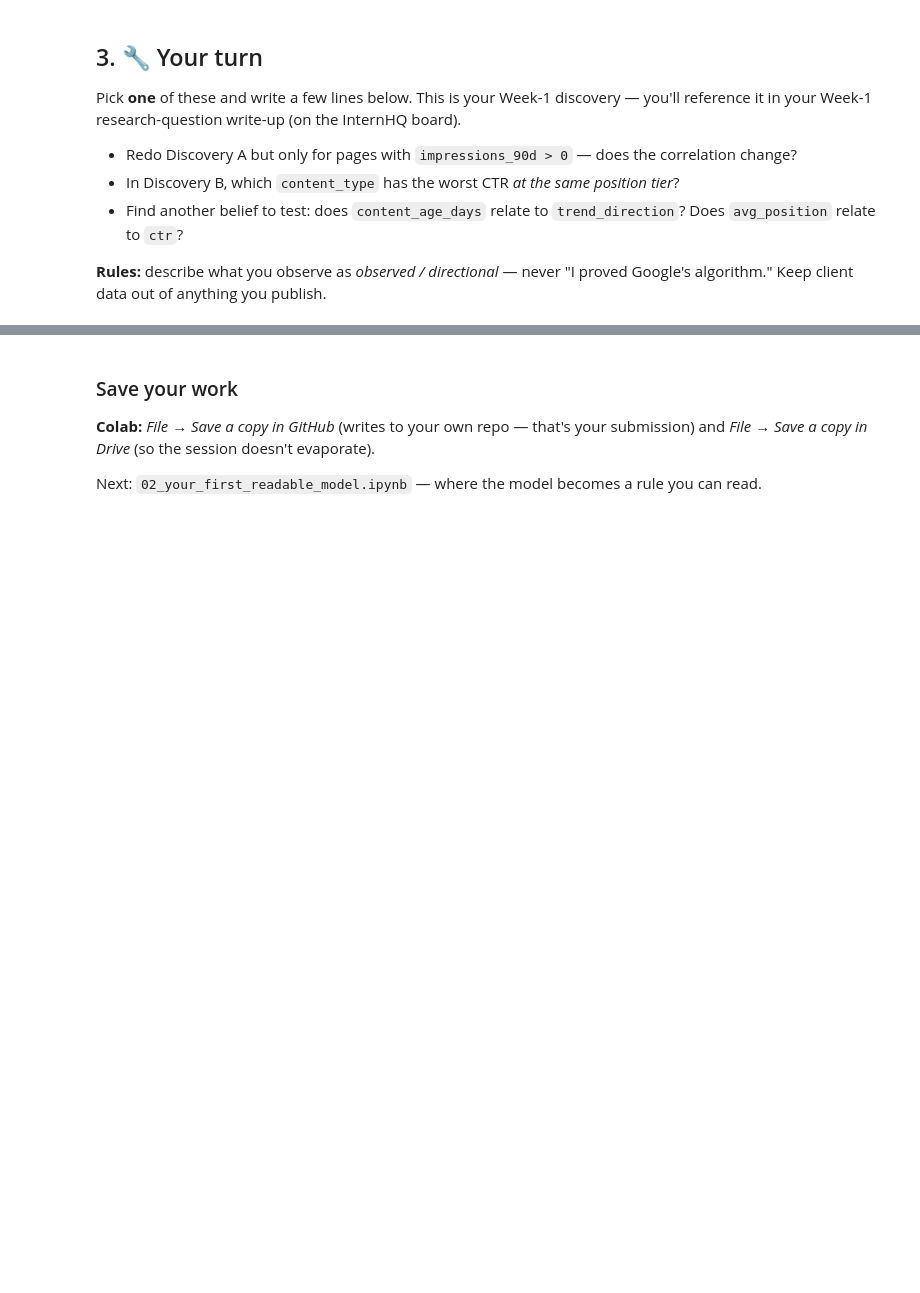
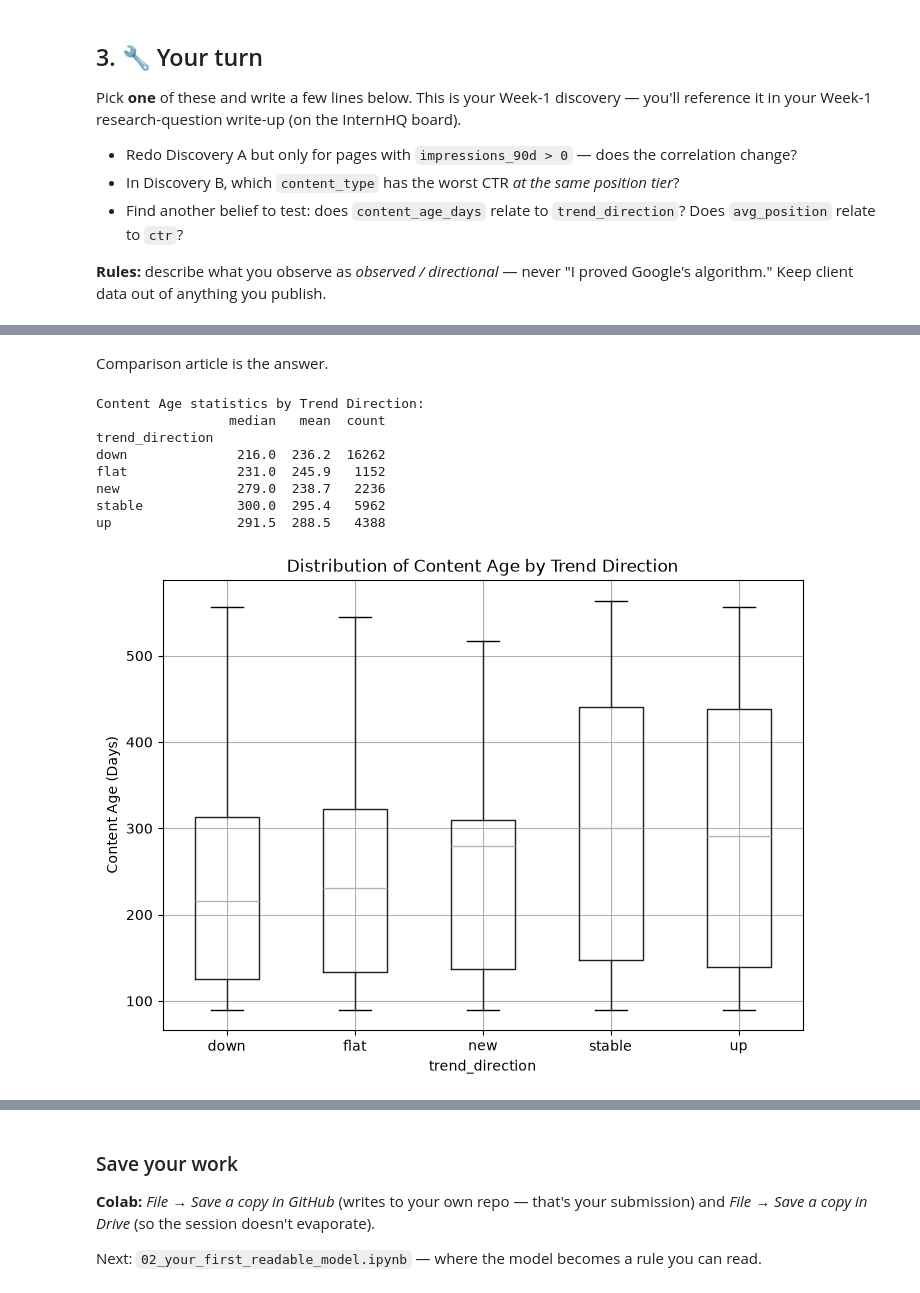
Before and after one commit to si-ux/FlyrankAI-Internship, a Jupyter notebook: notebooks/01_first_look_and_discovery.ipynb, the cells around one changed output, grey strips where cells are left out. Cells and saved outputs as stored; diff of their text form; code cells hidden in the pictures; blank space fills up the shorter version.

```diff
--- a/notebooks/01_first_look_and_discovery.ipynb
+++ b/notebooks/01_first_look_and_discovery.ipynb
@@ -101,0 +194,23 @@ Pick **one** of these and write a few lines below. This is your Week-1 discovery
+# %% [markdown]
+Comparison article is the answer.
+# %%
+age_by_trend = df.groupby("trend_direction")["content_age_days"].agg(["median", "mean", "count"])
+print("Content Age statistics by Trend Direction:")
+print(age_by_trend.round(1))
+
+import matplotlib.pyplot as plt
+df.boxplot(column="content_age_days", by="trend_direction", figsize=(8, 6))
+plt.ylabel("Content Age (Days)")
+plt.title("Distribution of Content Age by Trend Direction")
+plt.suptitle("")
+plt.show()
+# %% [output]
+Content Age statistics by Trend Direction:
+                 median   mean  count
+trend_direction
+down              216.0  236.2  16262
+flat              231.0  245.9   1152
+new               279.0  238.7   2236
+stable            300.0  295.4   5962
+up                291.5  288.5   4388
+[figure, added]
```
Also changed, not shown: parts of 13 cells of this notebook, 4 other files.
